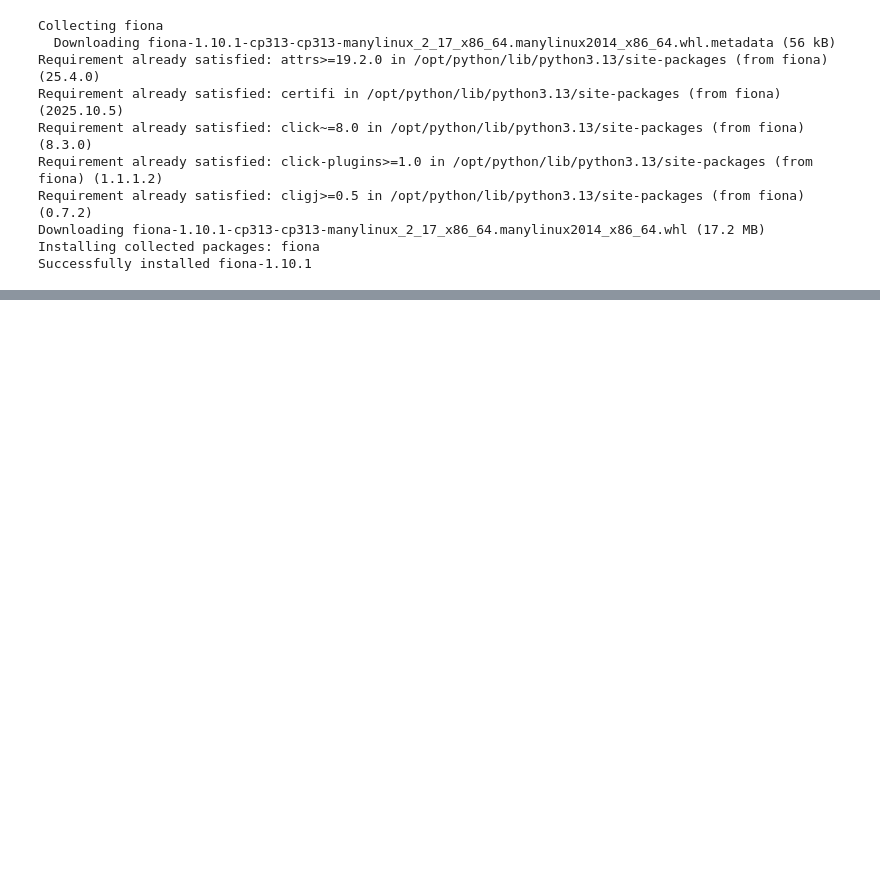
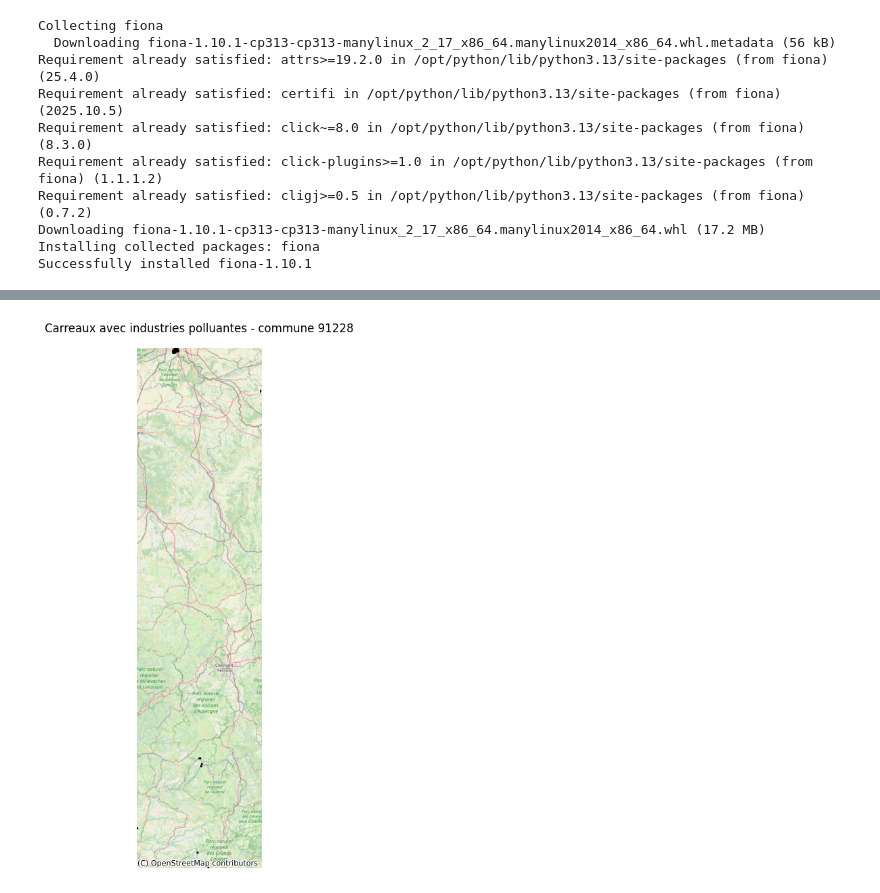
Before and after one commit to aurelianmoge/Projet-Python---ENSAE-2025, a Jupyter notebook: industrie_carreaux.ipynb, the cells around one changed output, grey strips where cells are left out. Saved outputs shown, nothing was run; the diff lists cells and outputs as text; code cells hidden in the pictures; blank space fills up the shorter version.

```diff
--- a/industrie_carreaux.ipynb
+++ b/industrie_carreaux.ipynb
@@ -156,0 +374,42 @@ Successfully installed fiona-1.10.1
+# %%
+import geopandas as gpd
+import matplotlib.pyplot as plt
+import contextily as ctx
+
+# Choix de la commune INSEE
+code_insee_commune = '91228'  # Paris par exemple
+
+# Filtrer carreaux et industries par commune
+carreaux_commune = carreaux[carreaux['lcog_geo'].str.contains(code_insee_commune)].copy()
+indus_commune = gdf_etab[gdf_etab['insee'] == code_insee_commune].copy()
+
+# Vérifier et harmoniser CRS (on suppose que carreaux_commune et indus_commune sont en EPSG:2154)
+carreaux_commune = carreaux_commune.to_crs(epsg=3857)
+indus_commune = indus_commune.to_crs(epsg=3857)
+
+# Spatial join pour marquer carreaux pollués
+join = gpd.sjoin(carreaux_commune, indus_commune, predicate='contains', how='left')
+carreaux_commune['pollue'] = ~join['index_right'].isna()
+
+# Plot
+fig, ax = plt.subplots(figsize=(10,10))
+
+# Plot carreaux gris clair en fond
+carreaux_commune.plot(ax=ax, color='lightgrey', edgecolor='black')
+
+# Plot carreaux pollués en rouge semi-transparent
+carreaux_commune[carreaux_commune['pollue']].plot(ax=ax, color='red', alpha=0.6, edgecolor='black')
+
+# Ajouter fond OpenStreetMap via contextily
+ctx.add_basemap(ax, source=ctx.providers.OpenStreetMap.Mapnik)
+
+# Ajuster limites selon carreaux (pour zoom)
+ax.set_xlim(carreaux_commune.total_bounds[[0, 2]])
+ax.set_ylim(carreaux_commune.total_bounds[[1, 3]])
+
+ax.set_axis_off()
+ax.set_title(f"Carreaux avec industries polluantes - commune {code_insee_commune}")
+
+plt.show()
+# %% [output]
+[figure, added]
```
Also changed, not shown: parts of 10 cells of this notebook.
